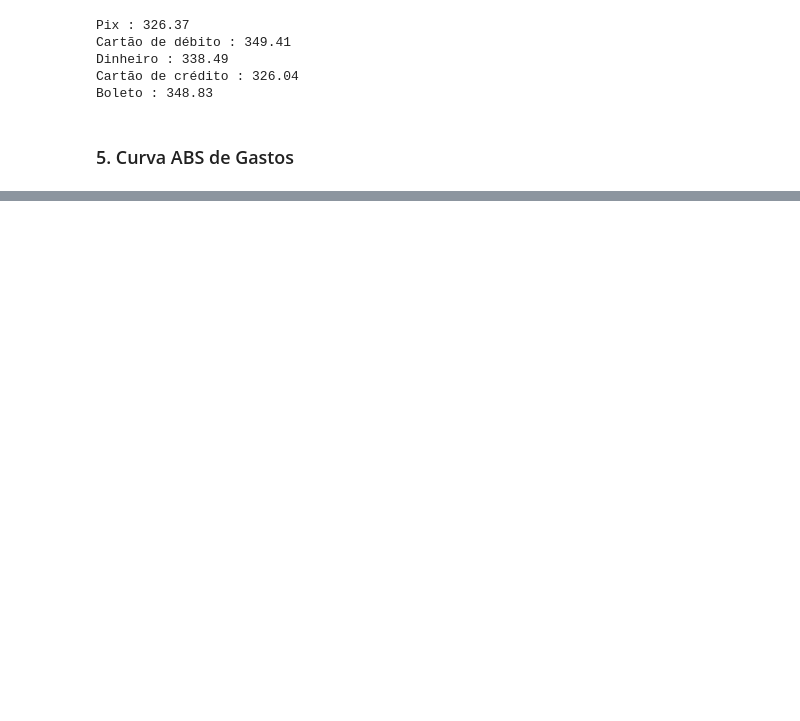
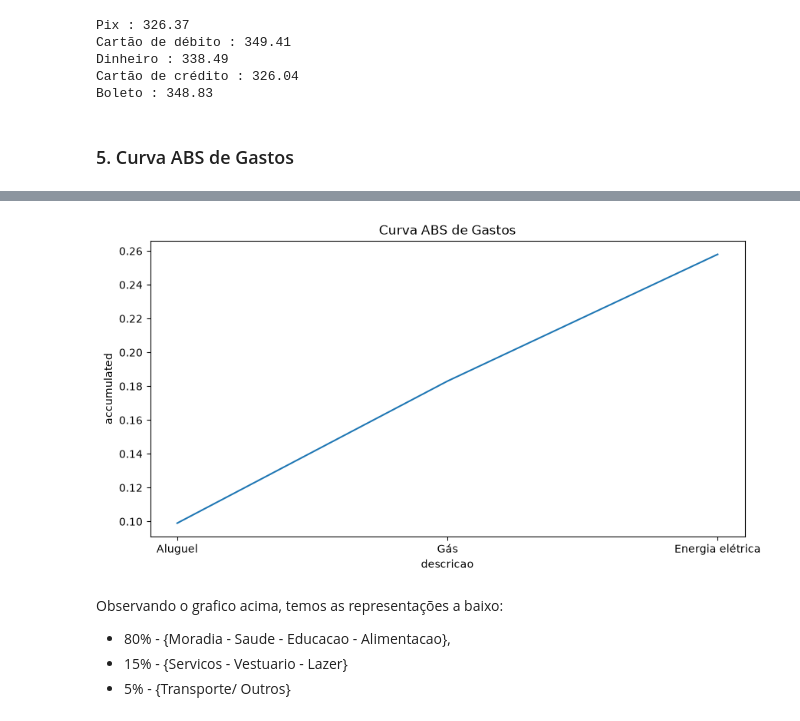
Before and after one commit to ramonbarrbosa/sqlite3_analysis, a Jupyter notebook: scripts/transformation.ipynb, the cells around one changed output, grey strips where cells are left out. Cells and saved outputs as stored; diff of their text form; code cells hidden in the pictures; blank space fills up the shorter version.

```diff
--- a/scripts/transformation.ipynb
+++ b/scripts/transformation.ipynb
@@ -237,0 +248,13 @@ df5
+# %%
+plt.figure(figsize=(10, 5)) # -> Defini o comportamento do grafico
+sns.lineplot(data=df5_2.head(3), x='descricao', y='accumulated')
+
+plt.title('Curva ABS de Gastos')
+plt.show()
+# %% [output]
+[figure, added]
+# %% [markdown]
+Observando o grafico acima, temos as representações a baixo:
+* 80% - {Moradia - Saude - Educacao - Alimentacao},
+* 15% - {Servicos - Vestuario - Lazer}
+* 5% - {Transporte/ Outros}
```
Also changed, not shown: parts of 6 cells of this notebook.
